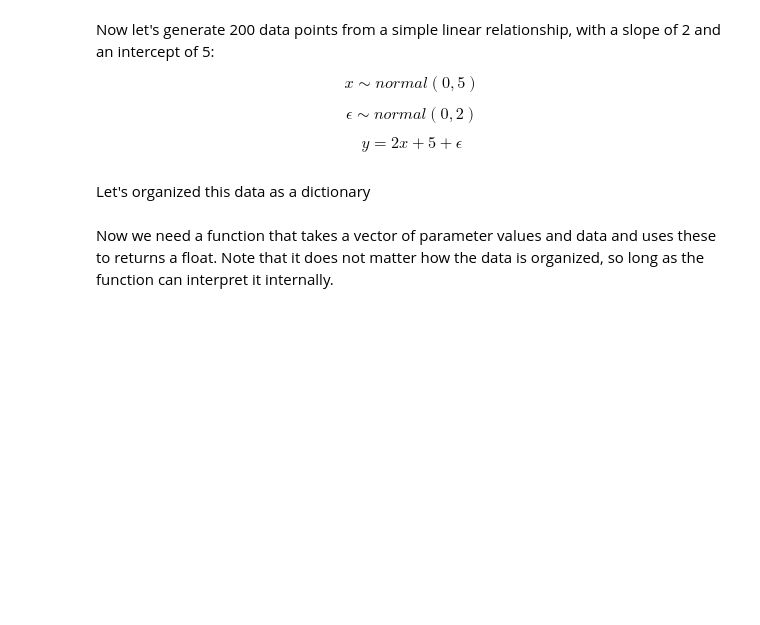
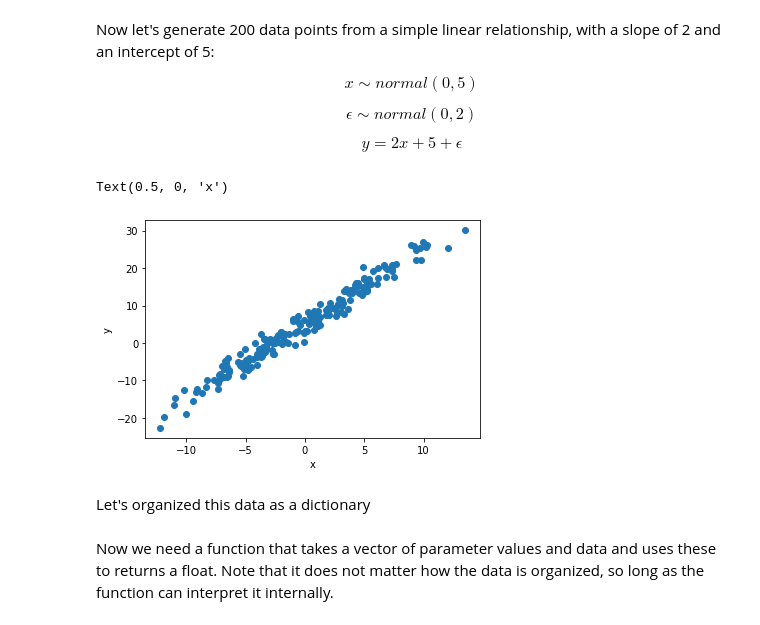
Before and after one commit to LaptopBiologist/gradless, a Jupyter notebook: index.ipynb, the cells around one changed output. Saved outputs shown, nothing was run; the diff lists cells and outputs as text; code cells hidden in the pictures; blank space fills up the shorter version.

```diff
--- a/index.ipynb
+++ b/index.ipynb
@@ -58,10 +58,15 @@ $$y=2x+5+\epsilon$$
 # %%
 x=scipy.stats.norm.rvs(0, 5, size=200)
 err=scipy.stats.norm.rvs(0, 2, size=200)
 slope=2
 intercept=5
 y=x*slope+intercept +err
-# pyplot.scatter(x,y)
+pyplot.scatter(x,y)
+pyplot.ylabel('y')
+pyplot.xlabel('x')
+# %% [output]
+Text(0.5, 0, 'x')
+[figure, added]
 # %% [markdown]
 Let's organized this data as a dictionary
 # %%
```
Also changed, not shown: parts of 133 cells of this notebook, 2 other files.
